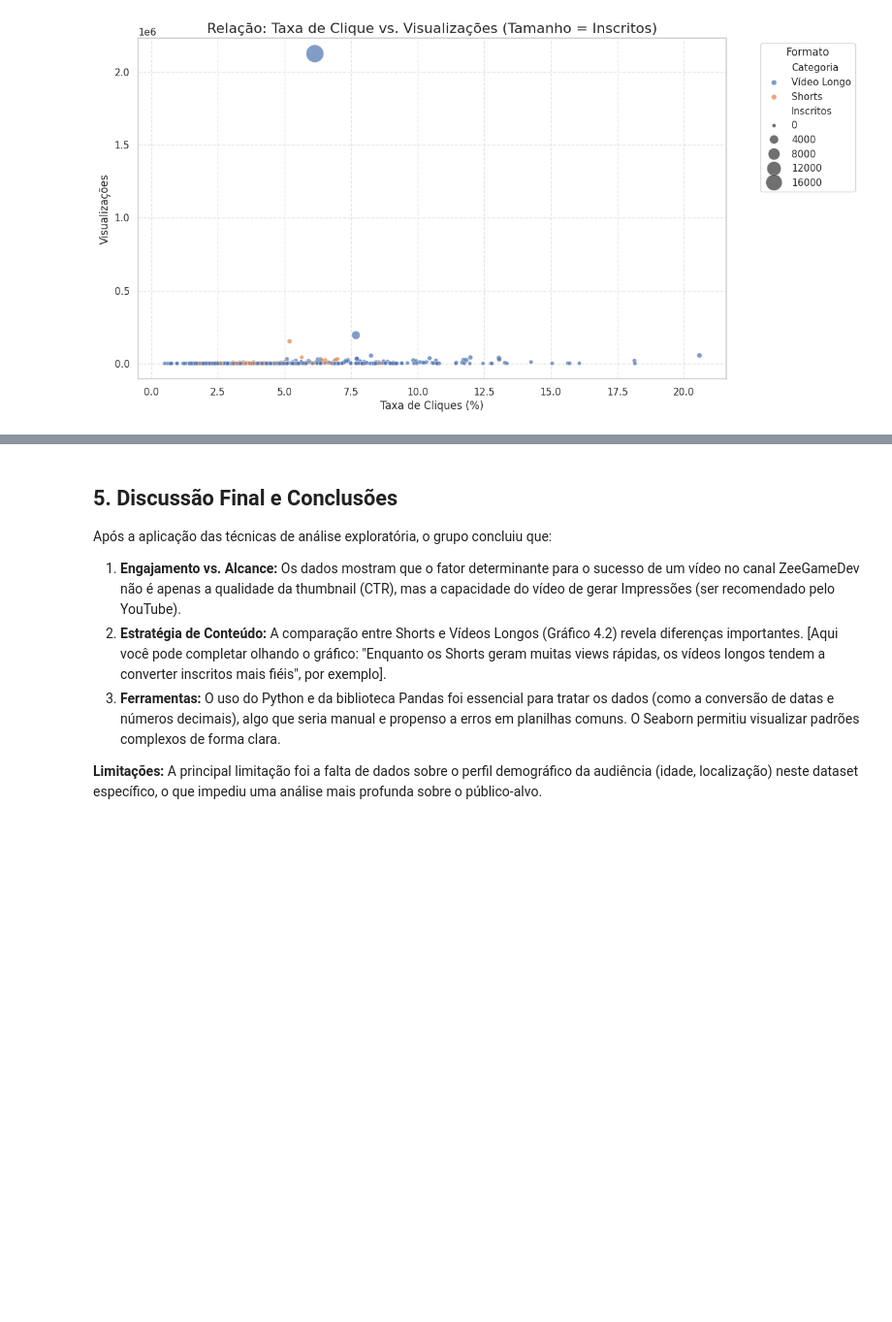
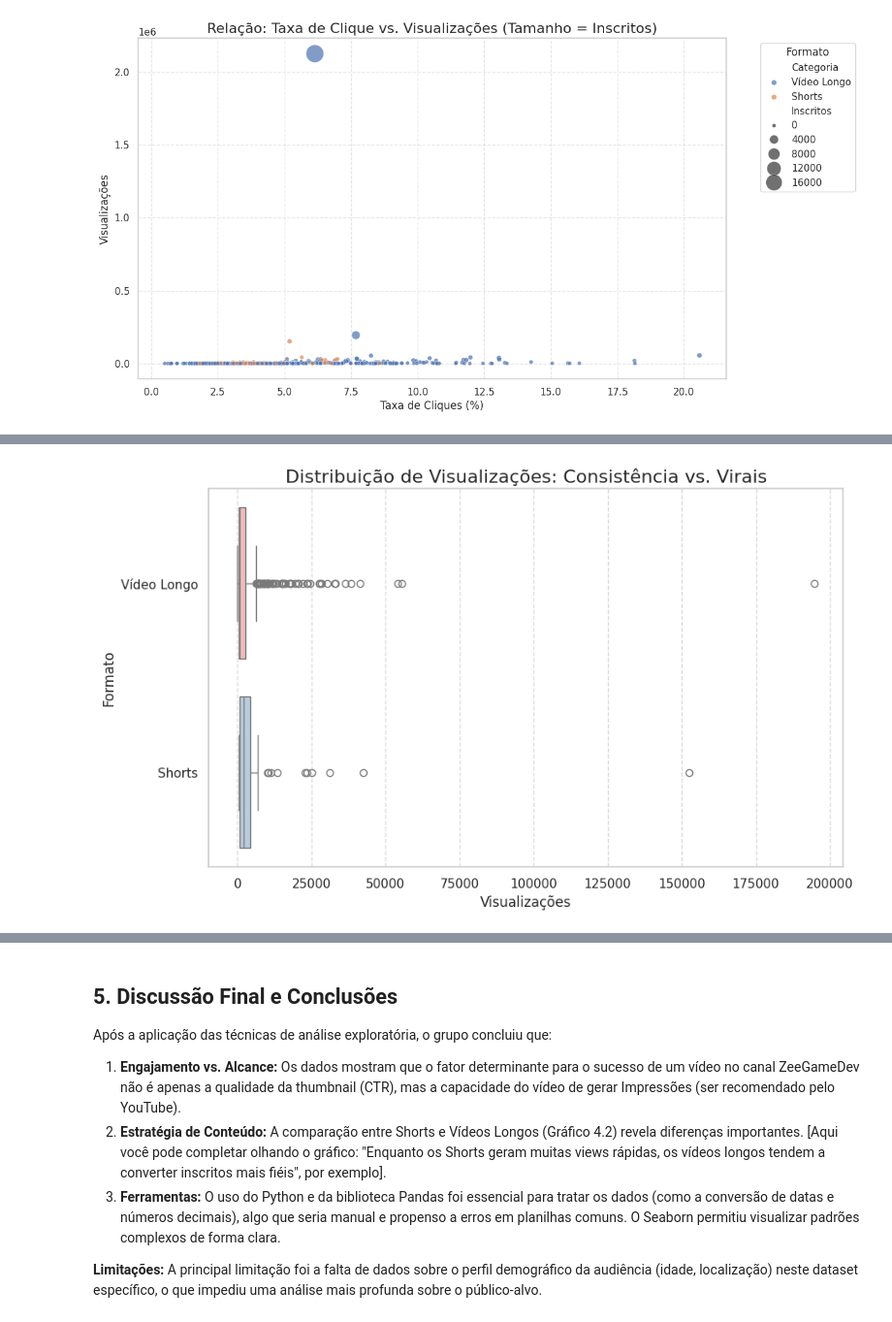
Before and after one commit to welson-rodrigues/Trabalho-final-Analise-de-Dados, a Jupyter notebook: analise_exploratoria.ipynb, the cells around one changed output, grey strips where cells are left out. Shown at 97% size. Saved outputs shown, nothing was run; the diff lists cells and outputs as text; code cells hidden in the pictures; blank space fills up the shorter version.

```diff
--- a/analise_exploratoria.ipynb
+++ b/analise_exploratoria.ipynb
@@ -186,0 +266,32 @@ plt.show()
+# %%
+import seaborn as sns
+import matplotlib.pyplot as plt
+
+# --- Correção de Segurança ---
+# Recriamos a coluna 'Categoria' caso ela tenha se perdido na limpeza
+# Regra: Se duração <= 60 segundos é Shorts, senão é Vídeo Longo
+if 'Categoria' not in df.columns:
+    df['Categoria'] = df['Duração'].apply(lambda x: 'Shorts' if x <= 60 else 'Vídeo Longo')
+
+# --- Plot do Gráfico ---
+plt.figure(figsize=(10, 6))
+
+# Boxplot horizontal
+# Adicionei hue='Categoria' e legend=False para evitar warnings futuros
+sns.boxplot(
+    data=df,
+    x='Visualizações',
+    y='Categoria',
+    hue='Categoria',
+    legend=False,
+    palette='Pastel1'
+)
+
+plt.title('Distribuição de Visualizações: Consistência vs. Virais', fontsize=16)
+plt.xlabel('Visualizações')
+plt.ylabel('Formato')
+plt.grid(True, axis='x', linestyle='--', alpha=0.7)
+
+plt.show()
+# %% [output]
+[figure, added]
```
Also changed, not shown: parts of 6 cells of this notebook.
